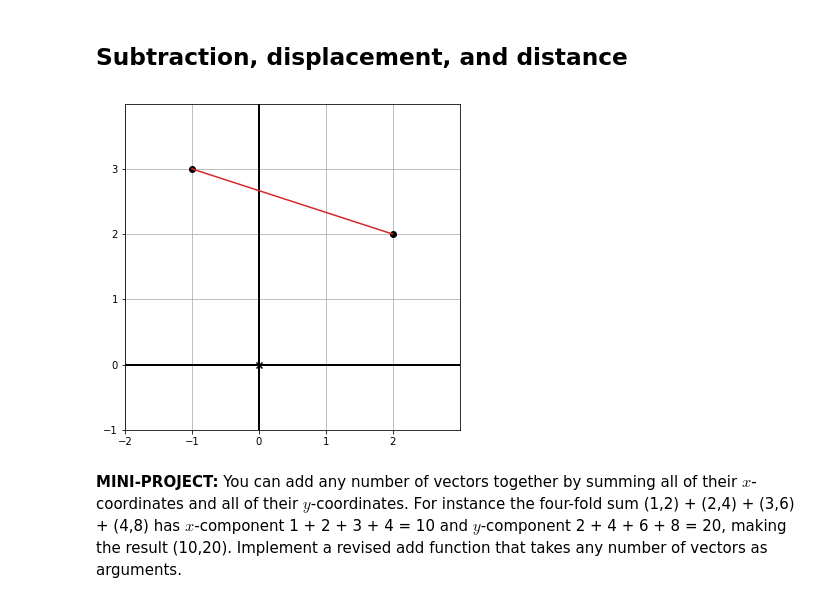
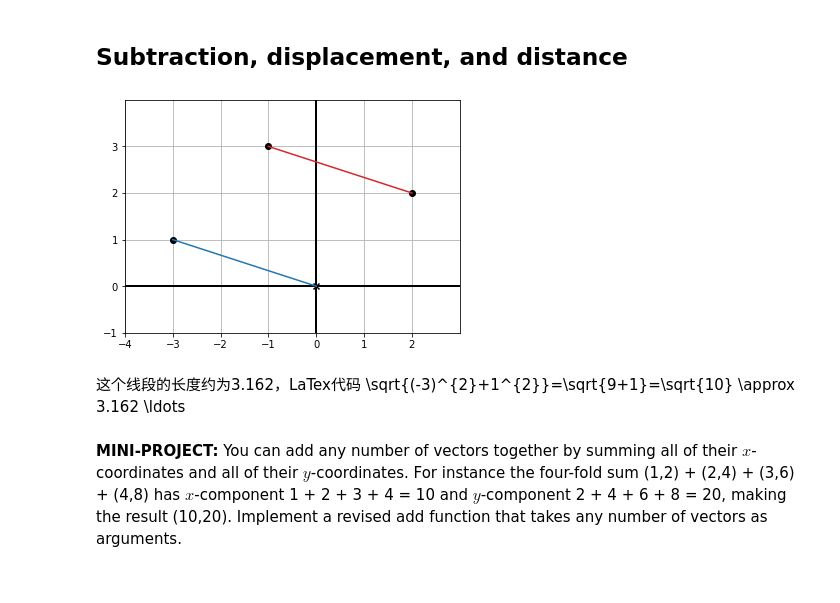
Before and after one commit to SimonOct/note, a Jupyter notebook: Python/程序员数学/资料/Math-for-Programmers-master/Chapter 02/Chapter 02 Walkthrough.ipynb, the cells around one changed output. Drawn from its saved outputs; the diff is of its cells as text; code cells hidden in the pictures.

```diff
--- a/Python/程序员数学/资料/Math-for-Programmers-master/Chapter 02/Chapter 02 Walkthrough.ipynb
+++ b/Python/程序员数学/资料/Math-for-Programmers-master/Chapter 02/Chapter 02 Walkthrough.ipynb
@@ -85,11 +87,15 @@ def length(v):
 ## Subtraction, displacement, and distance
 # %%
 draw(
-    Points((2,2), (-1,3)),
-    Segment((2,2), (-1,3), color=red)
+    Points((2,2), (-1,3), (-3,1)),
+    Segment((2,2), (-1,3), color=red),
+    Segment((0,0), (-3,1), color=blue)
 )
 # %% [output]
-[figure, old version]
+[figure, new version]
+# %% [markdown]
+这个线段的长度约为3.162，LaTex代码
+\sqrt{(-3)^{2}+1^{2}}=\sqrt{9+1}=\sqrt{10} \approx 3.162 \ldots
 # %% [markdown]
 **MINI-PROJECT:** You can add any number of vectors together by summing all of their $x$-coordinates and all of their $y$-coordinates.  For instance the four-fold sum (1,2) + (2,4) + (3,6) + (4,8) has $x$-component 1 + 2 + 3 + 4 = 10 and $y$-component 2 + 4 + 6 + 8 = 20, making the result (10,20).  Implement a revised add function that takes any number of vectors as arguments.
 # %%
```
Also changed, not shown: parts of 21 cells of this notebook, 1 other file.
